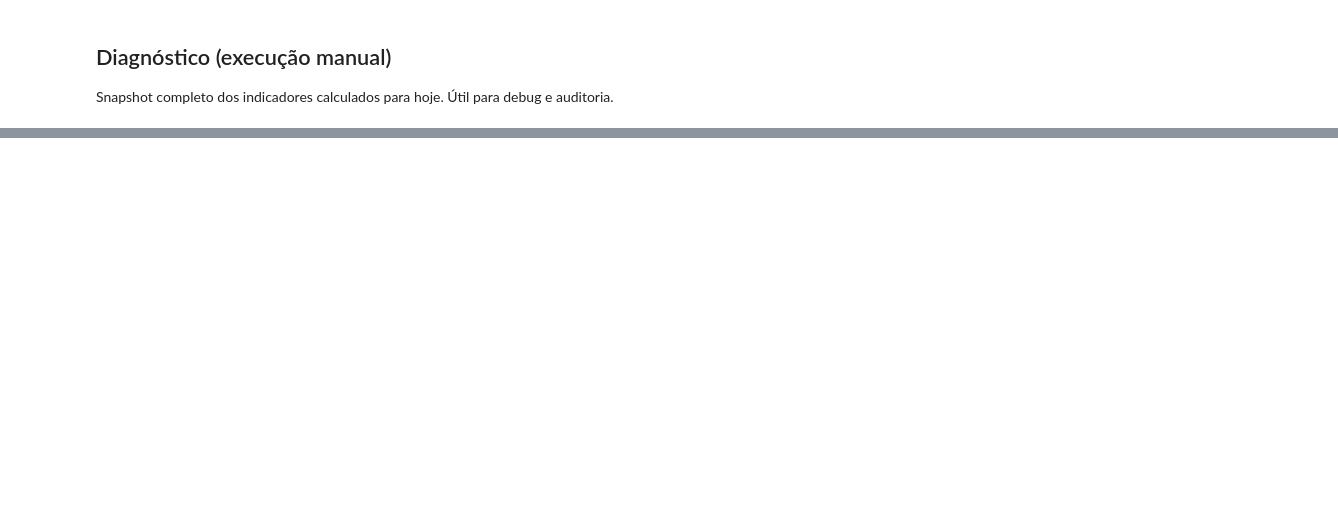
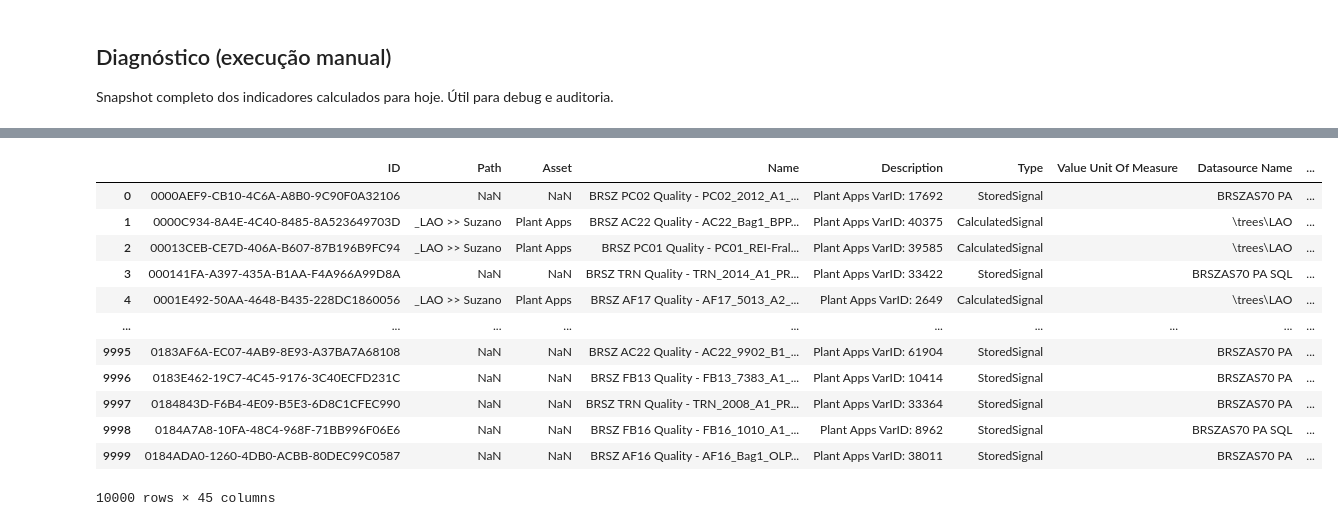
Before and after one commit to coniose/fb17-datalab, a Jupyter notebook: notebooks/pipeline_producao.ipynb, the cells around one changed output, grey strips where cells are left out. Cells and saved outputs as stored; diff of their text form; code cells hidden in the pictures; blank space fills up the shorter version.

```diff
--- a/notebooks/pipeline_producao.ipynb
+++ b/notebooks/pipeline_producao.ipynb
@@ -339,0 +395,41 @@ else:
+# %%
+from seeq import spy
+import pandas as pd
+
+batch_size = 1000
+max_rows = 10000
+all_results = []
+page = 0
+
+while True:
+    df = spy.search(
+        {
+            'Name': '*brsz*',
+            'Type': 'Signal',
+            # 'Datasource Class': 'OSIsoft PI',  # Descomente se quiser só PI System
+        },
+        all_properties=True,
+        old_asset_format=False,
+        limit=batch_size,
+        order_by='ID'
+    )
+    if df.empty:
+        break
+
+    all_results.append(df)
+    page += 1
+    print(f'Página {page}: {len(df)} itens (até ID {df["ID"].iloc[-1]})')
+
+    # Checa se já atingiu o máximo desejado
+    if sum(len(x) for x in all_results) >= max_rows:
+        print(f'Limite de {max_rows} atingido.')
+        break
+
+    # Se retornaram menos que batch_size, acabou!
+    if len(df) < batch_size:
+        break
+
+# Junta todos os resultados e limita a 10000 linhas
+search_df = pd.concat(all_results, ignore_index=True).head(max_rows)
+print(f'Total de sinais encontrados: {len(search_df)}')
+search_df.head()
@@ -339,0 +451,16 @@ else:
+# %%
+search_df
+# %% [output]
+|  | ID | Path | Asset | Name | Description | Type | Value Unit Of Measure | Datasource Name | ... |
+| 0 | 0000AEF9-CB10-4C6A-A8B0-9C90F0A32106 | NaN | NaN | BRSZ PC02 Quality - PC02_2012_A1_... | Plant Apps VarID: 17692 | StoredSignal |  | BRSZAS70 PA | ... |
+| 1 | 0000C934-8A4E-4C40-8485-8A523649703D | _LAO >> Suzano | Plant Apps | BRSZ AC22 Quality - AC22_Bag1_BPP... | Plant Apps VarID: 40375 | CalculatedSignal |  | \trees\LAO | ... |
+| 2 | 00013CEB-CE7D-406A-B607-87B196B9FC94 | _LAO >> Suzano | Plant Apps | BRSZ PC01 Quality - PC01_REI-Fral... | Plant Apps VarID: 39585 | CalculatedSignal |  | \trees\LAO | ... |
+| 3 | 000141FA-A397-435A-B1AA-F4A966A99D8A | NaN | NaN | BRSZ TRN Quality - TRN_2014_A1_PR... | Plant Apps VarID: 33422 | StoredSignal |  | BRSZAS70 PA SQL | ... |
+| 4 | 0001E492-50AA-4648-B435-228DC1860056 | _LAO >> Suzano | Plant Apps | BRSZ AF17 Quality - AF17_5013_A2_... | Plant Apps VarID: 2649 | CalculatedSignal |  | \trees\LAO | ... |
+| ... | ... | ... | ... | ... | ... | ... | ... | ... | ... |
+| 9995 | 0183AF6A-EC07-4AB9-8E93-A37BA7A68108 | NaN | NaN | BRSZ AC22 Quality - AC22_9902_B1_... | Plant Apps VarID: 61904 | StoredSignal |  | BRSZAS70 PA | ... |
+| 9996 | 0183E462-19C7-4C45-9176-3C40ECFD231C | NaN | NaN | BRSZ FB13 Quality - FB13_7383_A1_... | Plant Apps VarID: 10414 | StoredSignal |  | BRSZAS70 PA | ... |
+| 9997 | 0184843D-F6B4-4E09-B5E3-6D8C1CFEC990 | NaN | NaN | BRSZ TRN Quality - TRN_2008_A1_PR... | Plant Apps VarID: 33364 | StoredSignal |  | BRSZAS70 PA | ... |
+| 9998 | 0184A7A8-10FA-48C4-968F-71BB996F06E6 | NaN | NaN | BRSZ FB16 Quality - FB16_1010_A1_... | Plant Apps VarID: 8962 | StoredSignal |  | BRSZAS70 PA SQL | ... |
+| 9999 | 0184ADA0-1260-4DB0-ACBB-80DEC99C0587 | NaN | NaN | BRSZ AF16 Quality - AF16_Bag1_OLP... | Plant Apps VarID: 38011 | StoredSignal |  | BRSZAS70 PA | ... |
+10000 rows × 45 columns
```
Also changed, not shown: parts of 11 cells of this notebook, 1 other file.
